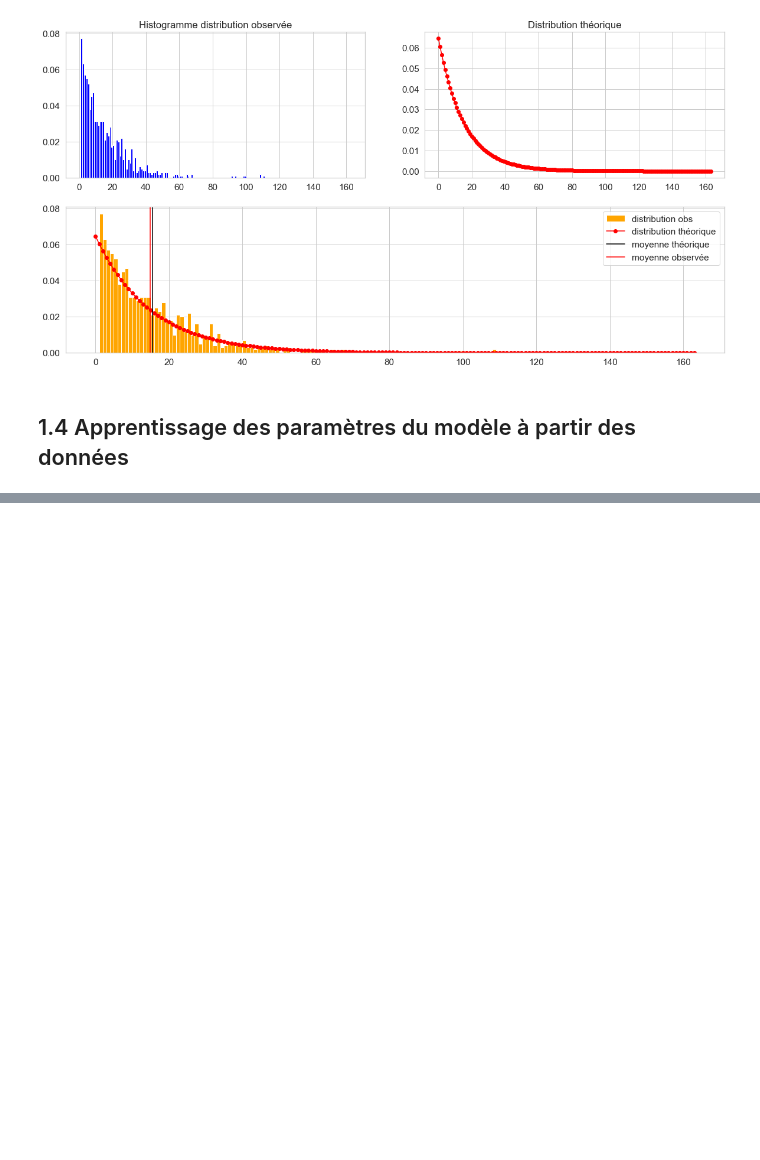
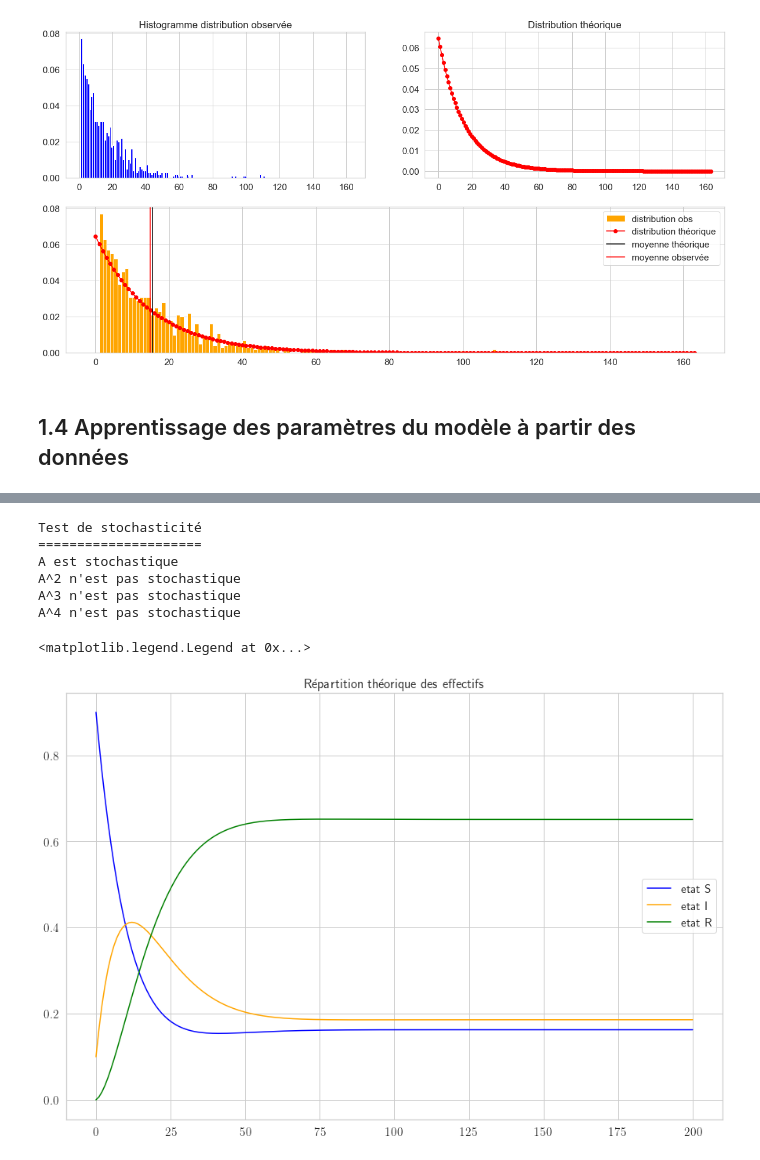
Before and after one commit to Meriadoc-gitgit/Markov-SIR, a Jupyter notebook: project.ipynb, the cells around one changed output, grey strips where cells are left out. Cells and saved outputs as stored; diff of their text form; code cells hidden in the pictures; blank space fills up the shorter version.

```diff
--- a/project.ipynb
+++ b/project.ipynb
@@ -380,0 +466,45 @@ def determine_matrice_transition(population) :
+# %%
+print("Test de stochasticité")
+print("=====================")
+A = [[0.92, 0.08, 0], [0, 0.93, 0.07], [0.02, 0, 0.98]]
+print("A est stochastique" if is_stochastic(A) else "A n'est pas stochastique")
+
+# Calculez A^2 = AxA
+A2 = np.dot(A, A)
+print("A^2 est stochastique" if is_stochastic(A2) else "A^2 n'est pas stochastique")
+
+# Calculez A^3 = A^2xA
+A3 = np.dot(A2, A)
+print("A^3 est stochastique" if is_stochastic(A3) else "A^3 n'est pas stochastique")
+
+# Calculez A^4 = A^3xA
+A4 = np.dot(A3, A)
+print("A^4 est stochastique" if is_stochastic(A4) else "A^4 n'est pas stochastique")
+# %% [output]
+Test de stochasticité
+=====================
+A est stochastique
+A^2 n'est pas stochastique
+A^3 n'est pas stochastique
+A^4 n'est pas stochastique
+# %%
+# Calcul de la distrubution théorique, t entre 1 et 200
+A = [[0.92, 0.08, 0], [0, 0.93, 0.07], [0.02, 0, 0.98]]
+pi_0 = [0.9, 0.1, 0]
+
+S, I, R = [pi_0[0]], [pi_0[1]], [pi_0[2]]
+
+for i in range(1,201) :
+  pi_0 = np.dot(pi_0, A)
+  S.append(pi_0[0]); I.append(pi_0[1]); R.append(pi_0[2])
+
+# Plot
+plt.plot(S, c="blue", label="etat S")
+plt.plot(I, c="orange", label="etat I")
+plt.plot(R, c="green", label="etat R")
+
+plt.title(r"Répartition théorique des effectifs")
+plt.legend(loc="center right")
+# %% [output]
+<matplotlib.legend.Legend at 0x...>
+[figure, added]
```
Also changed, not shown: parts of 14 cells of this notebook, 6 other files.
